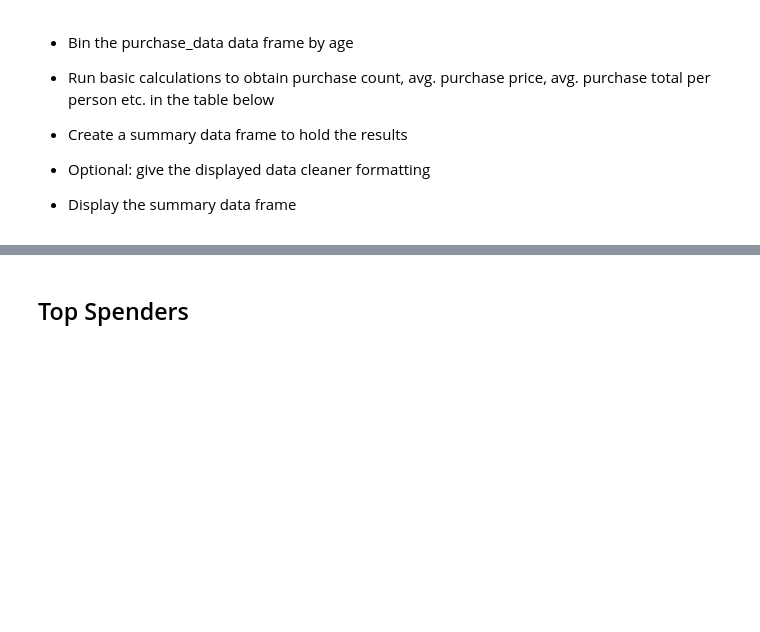
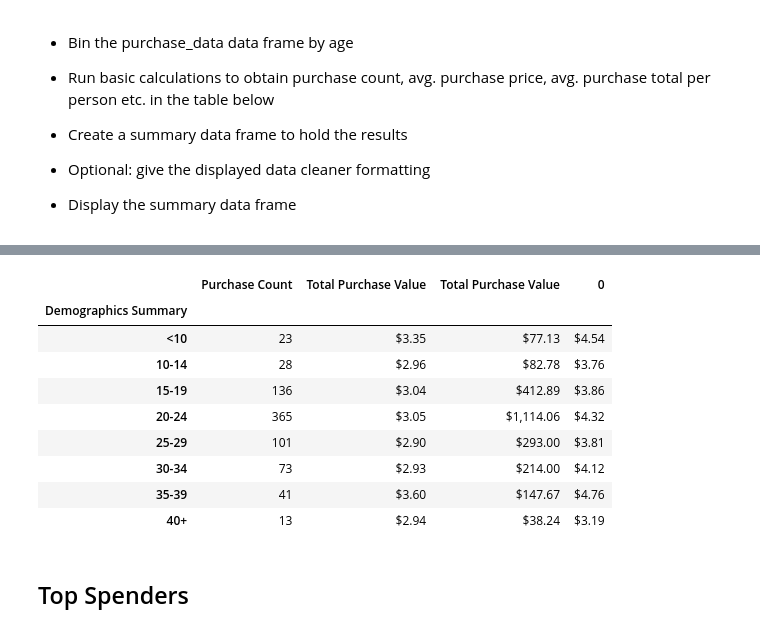
Before and after one commit to kurt89/pandas-challenge, a Jupyter notebook: Instructions/HeroesOfPymoli/HeroesOfPymoli.ipynb, the cells around one changed output, grey strips where cells are left out. Cells and saved outputs as stored; diff of their text form; code cells hidden in the pictures; blank space fills up the shorter version.

```diff
--- a/Instructions/HeroesOfPymoli/HeroesOfPymoli.ipynb
+++ b/Instructions/HeroesOfPymoli/HeroesOfPymoli.ipynb
@@ -235,0 +225,10 @@ print(Age_LT_10_count)
+# %%
+# Create the bins in which Data will be held
+# Bins are 0, 9.9, 13.9, 19.9, 24.9, 29.9, 34.9, 39.9, 120.
+bins = [0, 9.9, 14.9, 19.9, 24.9, 29.9, 34.9, 39.9, 120]
+
+# Create the names for the five bins
+group_names = ["<10", "10-14", "15-19", "20-24", "25-29", "30-34", "35-39", "40+"]
+# %%
+purchase_data_df["Demographics Summary"] = pd.cut(purchase_data_df["Age"], bins, labels=group_names, include_lowest=True)
+# purchase_data_df.head()
@@ -252,3 +298,43 @@ print(Age_LT_10_count)
+# %%
+spend_group = purchase_data_df.groupby("Demographics Summary")
+
+purchase_count = spend_group["Purchase ID"].count()
+
+avg_purch_price = spend_group["Price"].mean()
+avg_purch_price = avg_purch_price.astype(float).map("${:,.2f}".format)
+
+tot_purch = spend_group["Price"].sum()
+tot_purch = tot_purch.astype(float).map("${:,.2f}".format)
+
+avg_tot_purch = (spend_group["Price"].sum() / spend_group["SN"].nunique())
+avg_tot_purch = avg_tot_purch.astype(float).map("${:,.2f}".format)
+
+# Create Purchasing Analysis Summary Table
+purch_sum_df = pd.concat([purchase_count, avg_purch_price, tot_purch, avg_tot_purch ], axis=1)
+purch_sum_df = purch_sum_df.rename(columns={"Demographics Summary" : "Age Ranges",
+                                            "Purchase ID" : "Purchase Count",
+                                            "Price" : "Average Purchase Price",
+                                            "Price" : "Total Purchase Value",
+                                            "0" : "Avg Total Purchase per Person"})
+
+info_df = info_df.rename_axis(["Age Ranges"])
+
+purch_sum_df
+
+################# RENAME 1ST COLUMN "Age Ranges" ###################################
+################# RENANE 3RD COLUMN "Average Purchase Price" #######################
+################# RENAME LAST COLUMN "Avg Total Purchase per Person" ###############
+# %% [output]
+|  | Purchase Count | Total Purchase Value | Total Purchase Value | 0 |
+| Demographics Summary |  |  |  |  |
+| <10 | 23 | $3.35 | $77.13 | $4.54 |
+| 10-14 | 28 | $2.96 | $82.78 | $3.76 |
+| 15-19 | 136 | $3.04 | $412.89 | $3.86 |
+| 20-24 | 365 | $3.05 | $1,114.06 | $4.32 |
+| 25-29 | 101 | $2.90 | $293.00 | $3.81 |
+| 30-34 | 73 | $2.93 | $214.00 | $4.12 |
+| 35-39 | 41 | $3.60 | $147.67 | $4.76 |
+| 40+ | 13 | $2.94 | $38.24 | $3.19 |
 # %% [markdown]
 ## Top Spenders
 # %% [markdown]
```
Also changed, not shown: parts of 8 cells of this notebook, 1 other file.
